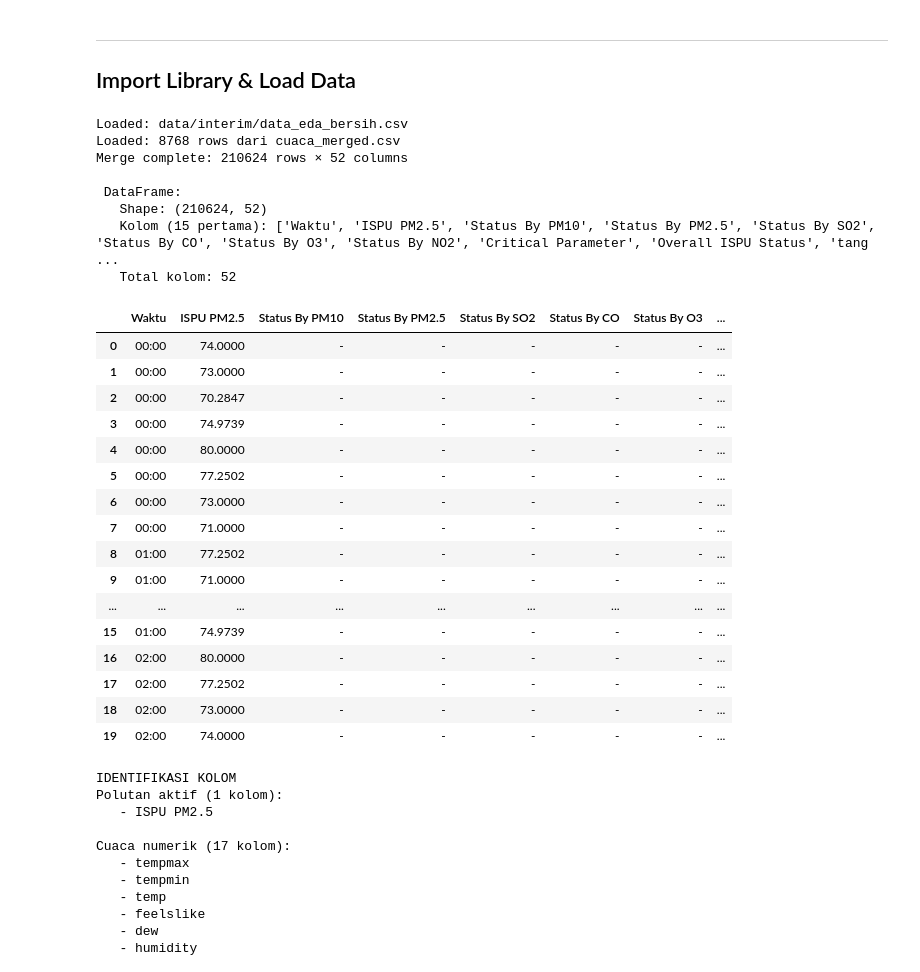
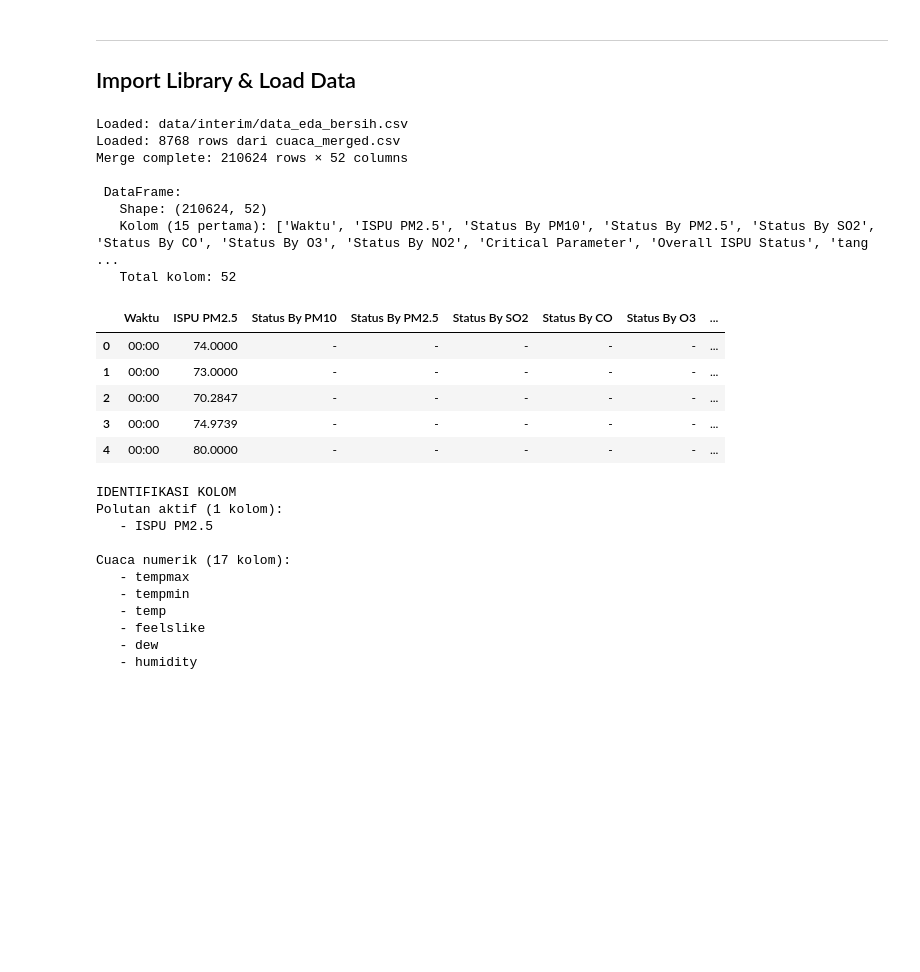
Before and after one commit to aauliaaz/project-daming, a Jupyter notebook: notebooks/Preporcessing_Transformasi_Normalisasi.ipynb, the cells around one changed output. Cells and saved outputs as stored; diff of their text form; code cells hidden in the pictures; blank space fills up the shorter version.

```diff
--- a/notebooks/Preporcessing_Transformasi_Normalisasi.ipynb
+++ b/notebooks/Preporcessing_Transformasi_Normalisasi.ipynb
@@ -46,7 +46,7 @@ if 'datetime' in df.columns:
     df['datetime'] = pd.to_datetime(df['datetime'], errors='coerce')
 
 # Load cuaca
-PATH_CUACA = r'c:\Users\User\Air Pollution - Daming Project\data\data cuaca\cuaca_merged.csv'
+PATH_CUACA = r'D:\fatiyya\KULIAH\TUGAS KULIAH\SEMESTER 6\DAMING\project-daming\data\data cuaca\cuaca_merged.csv'
 
 # Load data cuaca merged
 df_cuaca = pd.read_csv(PATH_CUACA)
@@ -72,45 +72,34 @@ if 'datetime' in df.columns and 'datetime' in df_cuaca.columns:
     df = pd.merge(
         df,
         df_cuaca.drop(columns=['datetime']),
         on=['tanggal_merge', 'station'],
         how='left'
     )
 
     df = df.drop(columns=['tanggal_merge'])
 
     print(f'Merge complete: {df.shape[0]} rows × {df.shape[1]} columns')
 
 print(f'\n DataFrame:')
 print(f'   Shape: {df.shape}')
 print(f'   Kolom (15 pertama): {list(df.columns[:15])}')
 print(f'   Total kolom: {df.shape[1]}')
-display(df.head(20))
+display(df.head(5))
 # %% [output]
 Loaded: data/interim/data_eda_bersih.csv
 Loaded: 8768 rows dari cuaca_merged.csv
 Merge complete: 210624 rows × 52 columns
 
  DataFrame:
    Shape: (210624, 52)
    Kolom (15 pertama): ['Waktu', 'ISPU PM2.5', 'Status By PM10', 'Status By PM2.5', 'Status By SO2', 'Status By CO', 'Status By O3', 'Status By NO2', 'Critical Parameter', 'Overall ISPU Status', 'tang ...
    Total kolom: 52
 |  | Waktu | ISPU PM2.5 | Status By PM10 | Status By PM2.5 | Status By SO2 | Status By CO | Status By O3 | ... |
 | 0 | 00:00 | 74.0000 | - | - | - | - | - | ... |
 | 1 | 00:00 | 73.0000 | - | - | - | - | - | ... |
 | 2 | 00:00 | 70.2847 | - | - | - | - | - | ... |
 | 3 | 00:00 | 74.9739 | - | - | - | - | - | ... |
 | 4 | 00:00 | 80.0000 | - | - | - | - | - | ... |
-| 5 | 00:00 | 77.2502 | - | - | - | - | - | ... |
-| 6 | 00:00 | 73.0000 | - | - | - | - | - | ... |
-| 7 | 00:00 | 71.0000 | - | - | - | - | - | ... |
-| 8 | 01:00 | 77.2502 | - | - | - | - | - | ... |
-| 9 | 01:00 | 71.0000 | - | - | - | - | - | ... |
-| ... | ... | ... | ... | ... | ... | ... | ... | ... |
-| 15 | 01:00 | 74.9739 | - | - | - | - | - | ... |
-| 16 | 02:00 | 80.0000 | - | - | - | - | - | ... |
-| 17 | 02:00 | 77.2502 | - | - | - | - | - | ... |
-| 18 | 02:00 | 73.0000 | - | - | - | - | - | ... |
-| 19 | 02:00 | 74.0000 | - | - | - | - | - | ... |
 # %%
 # Identifikasi kolom polutan, cuaca numerik, dan kategorikal
 # Kolom polutan daimbil dari polutan PM2.5 saja karena yang lain banyak missing dan tidak relevan untuk target PM2.5'
```
Also changed, not shown: 2 other files.
